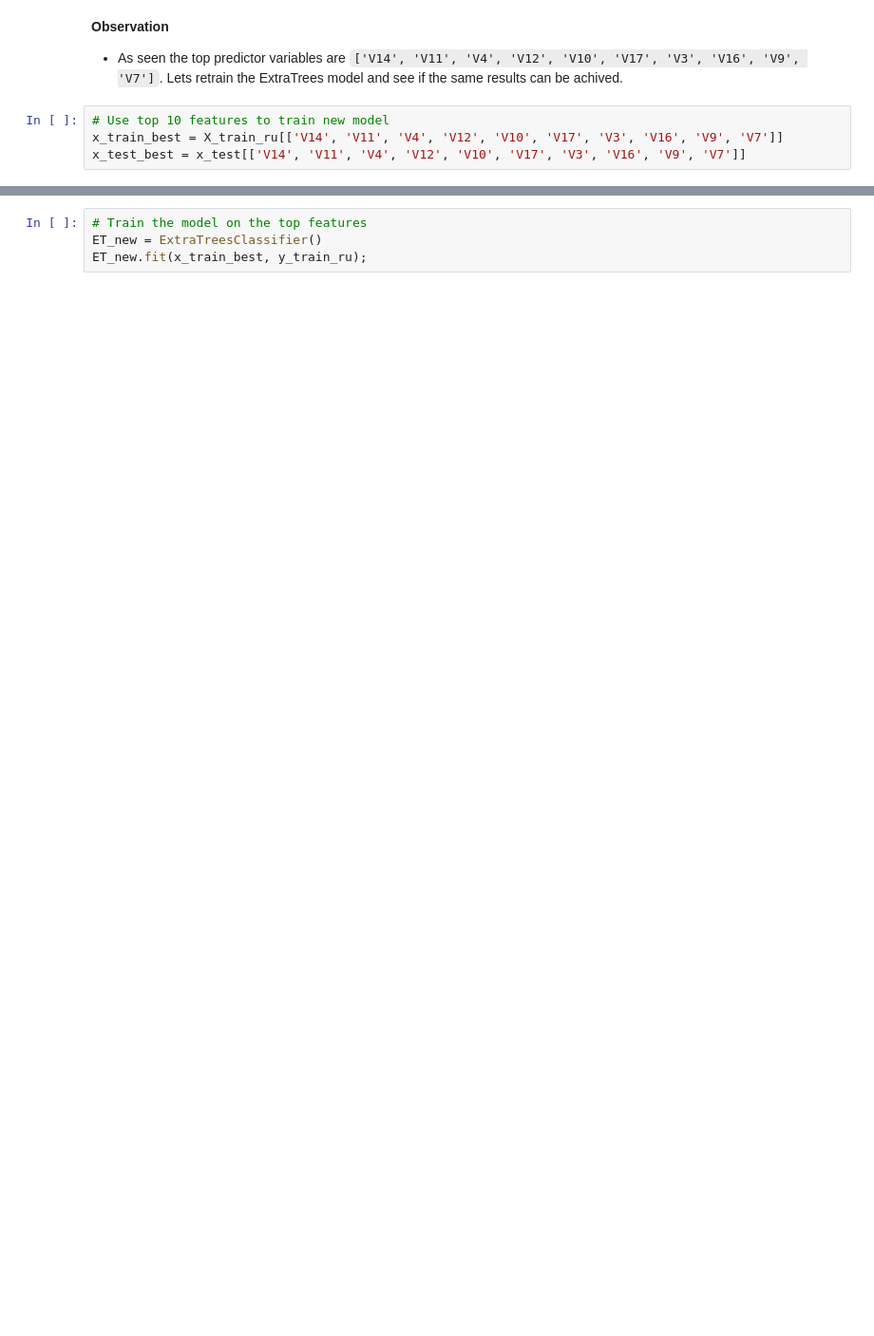
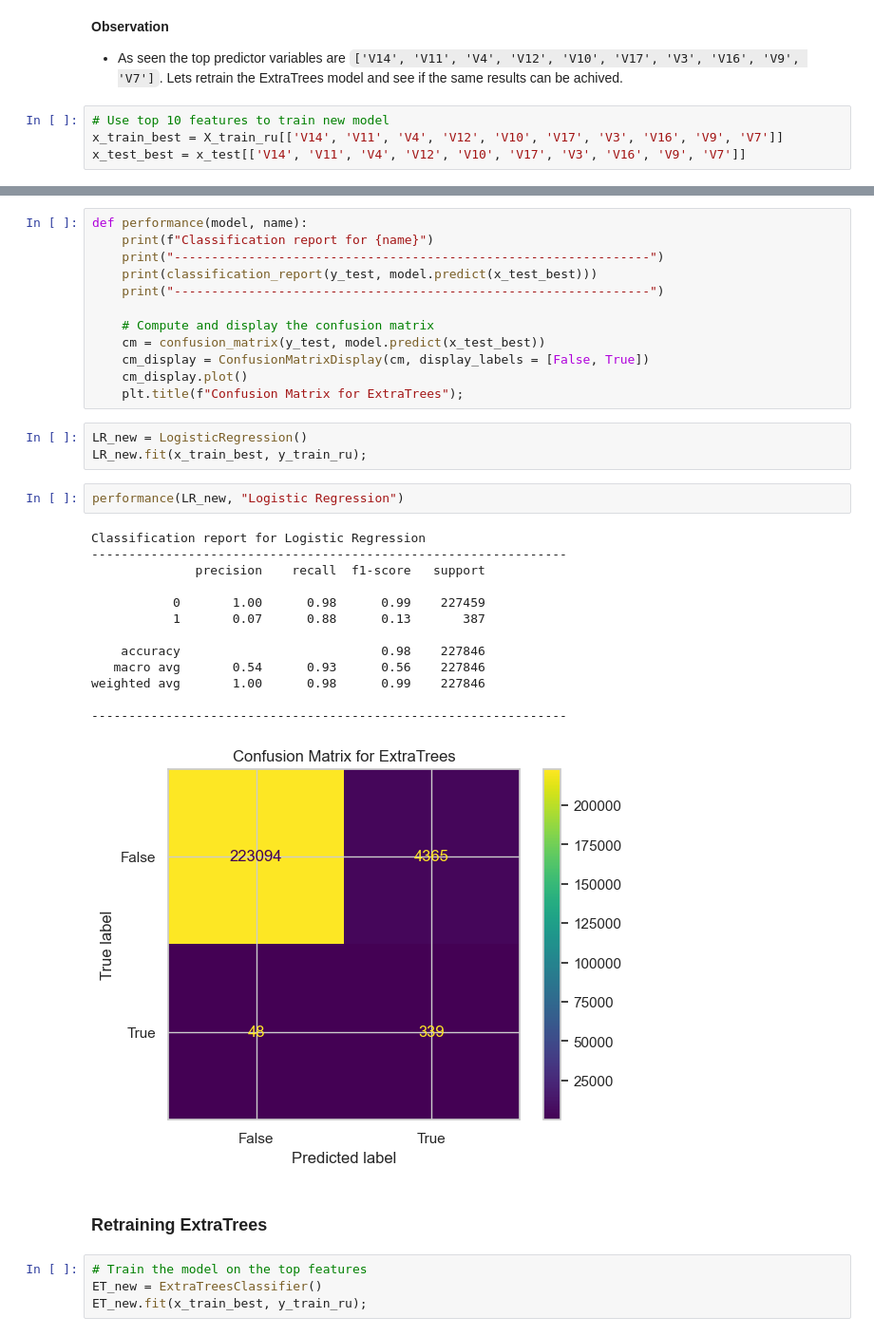
Before and after one commit to SamyySwift/Fraud_Detection, a Jupyter notebook: credit_card_fraud_detection.ipynb, the cells around one changed output, grey strips where cells are left out. Shown: that part at 95% size. Cells and saved outputs as stored; diff of their text form; blank space fills up the shorter version.

```diff
--- a/credit_card_fraud_detection.ipynb
+++ b/credit_card_fraud_detection.ipynb
@@ -222,3 +247,36 @@ x_test_best = x_test[['V14', 'V11', 'V4', 'V12', 'V10', 'V17', 'V3', 'V16', 'V9'
+# %%
+def performance(model, name):
+    print(f"Classification report for {name}")
+    print("----------------------------------------------------------------")
+    print(classification_report(y_test, model.predict(x_test_best)))
+    print("----------------------------------------------------------------")
+
+    # Compute and display the confusion matrix
+    cm = confusion_matrix(y_test, model.predict(x_test_best))
+    cm_display = ConfusionMatrixDisplay(cm, display_labels = [False, True])
+    cm_display.plot()
+    plt.title(f"Confusion Matrix for ExtraTrees");
+# %%
+LR_new = LogisticRegression()
+LR_new.fit(x_train_best, y_train_ru);
+# %%
+performance(LR_new, "Logistic Regression")
+# %% [output]
+Classification report for Logistic Regression
+----------------------------------------------------------------
+              precision    recall  f1-score   support
+
+           0       1.00      0.98      0.99    227459
+           1       0.07      0.88      0.13       387
+
+    accuracy                           0.98    227846
+   macro avg       0.54      0.93      0.56    227846
+weighted avg       1.00      0.98      0.99    227846
+
+----------------------------------------------------------------
+[figure, added]
+# %% [markdown]
+### Retraining ExtraTrees
 # %%
 # Train the model on the top features
 ET_new = ExtraTreesClassifier()
```
Also changed, not shown: parts of 20 cells of this notebook, 5 other files.
